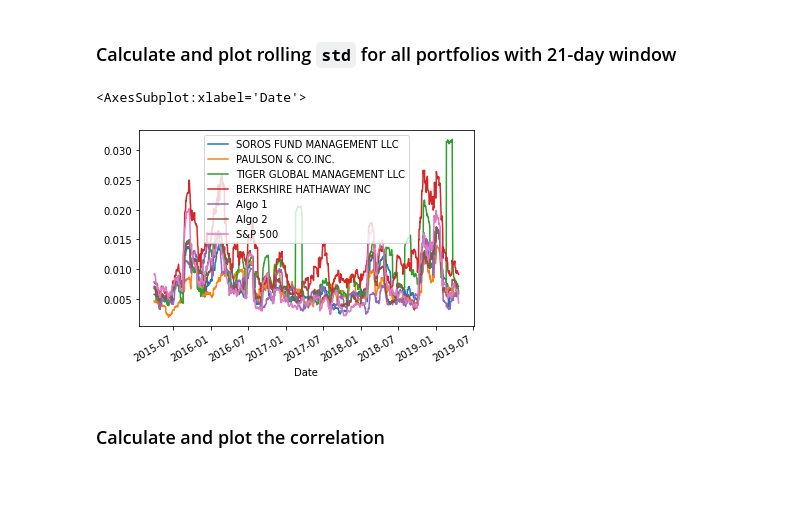
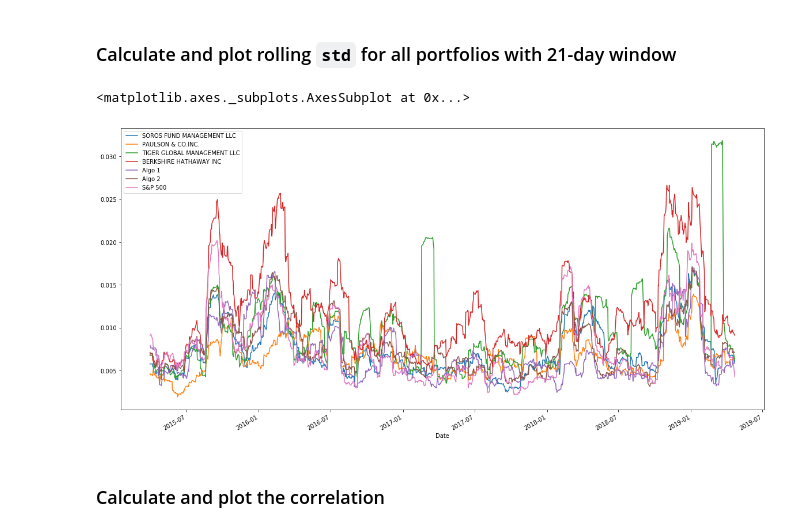
Before and after one commit to jarewa2/Pandas, a Jupyter notebook: whale_analysis.ipynb, the cells around one changed output. Saved outputs shown, nothing was run; the diff lists cells and outputs as text; code cells hidden in the pictures; blank space fills up the shorter version.

```diff
--- a/whale_analysis.ipynb
+++ b/whale_analysis.ipynb
@@ -290,12 +290,12 @@ Risk changes over time. Analyze the rolling statistics for Risk and Beta.
 # %%
 # Calculate the rolling standard deviation for all portfolios using a 21-day window
 rolling_std = combined_df.rolling(window=21).std()
 
 # Plot the rolling standard deviation
-rolling_std.plot(figsize())
+rolling_std.plot(figsize=(20,10))
 # %% [output]
-<AxesSubplot:xlabel='Date'>
+<matplotlib.axes._subplots.AxesSubplot at 0x...>
-[figure, old version]
+[figure, new version]
 # %% [markdown]
 ### Calculate and plot the correlation
 # %%
```
Also changed, not shown: parts of 5 cells of this notebook.
